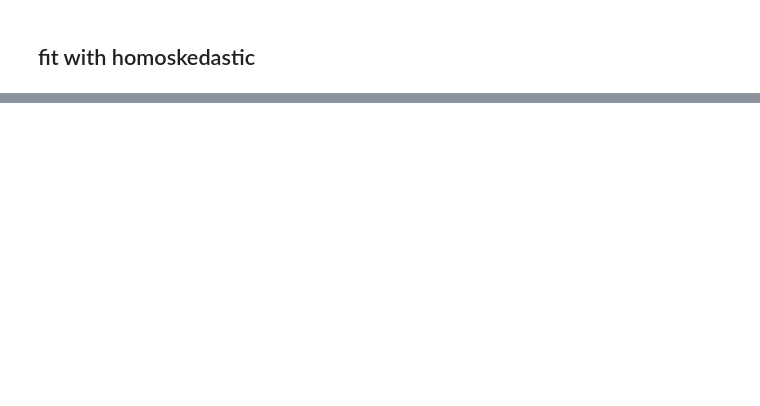
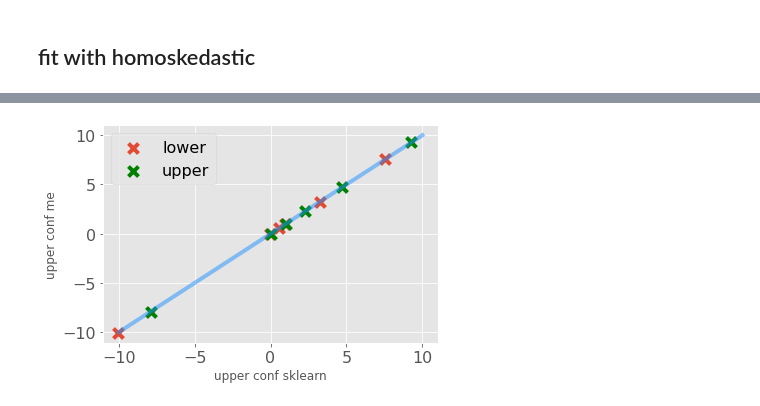
Before and after one commit to JulietteFranque/SDS383D_JF, a Jupyter notebook: exercises-03/notebooks/green_buildings.ipynb, the cells around one changed output, grey strips where cells are left out. Drawn from its saved outputs; the diff is of its cells as text; code cells hidden in the pictures; blank space fills up the shorter version.

```diff
--- a/exercises-03/notebooks/green_buildings.ipynb
+++ b/exercises-03/notebooks/green_buildings.ipynb
@@ -131,12 +156,13 @@ plt.legend();
 est = sm.OLS(y, X_intercept)
 conf = est.fit().conf_int(alpha=0.05, cols=None)
 # %%
-gibbs_intervals = gibbs.calculate_confidence_intervals()
 plt.plot([-10,10],[-10,10],color='dodgerblue', alpha=.5)
 plt.scatter(conf_low, conf_interval[0],s=100, marker='x', label='lower')
 plt.xlabel('lower conf sklearn')
 plt.ylabel('lower conf me')
 plt.scatter(conf_up, conf_interval[1],s=100, marker='x', label='upper', color='green')
 plt.xlabel('upper conf sklearn')
 plt.ylabel('upper conf me')
 plt.legend();
+# %% [output]
+[figure, added]
```
Also changed, not shown: parts of 15 cells of this notebook, 8 other files.
